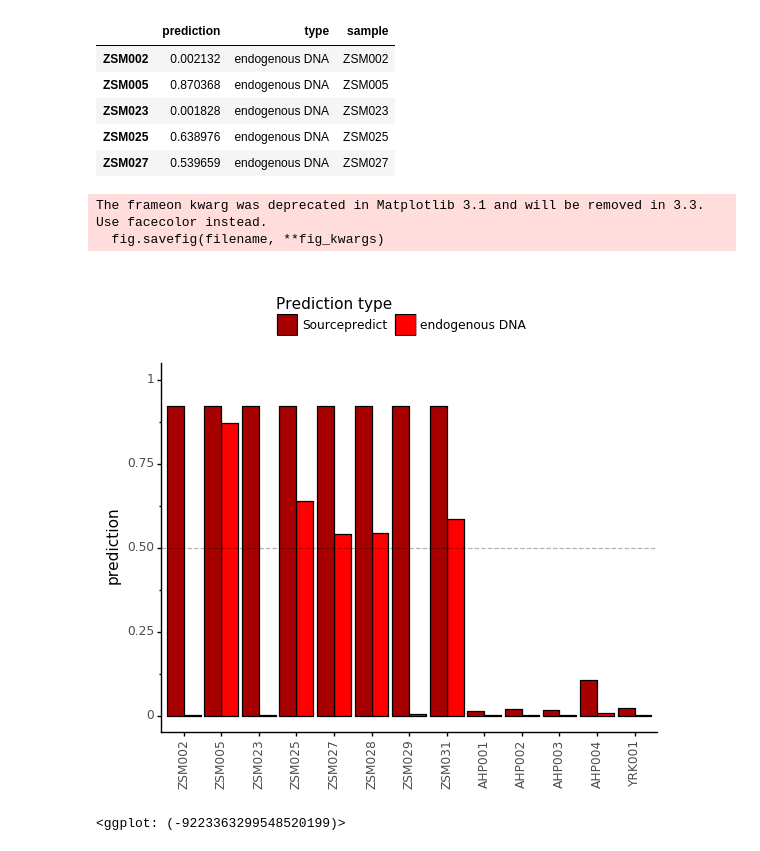
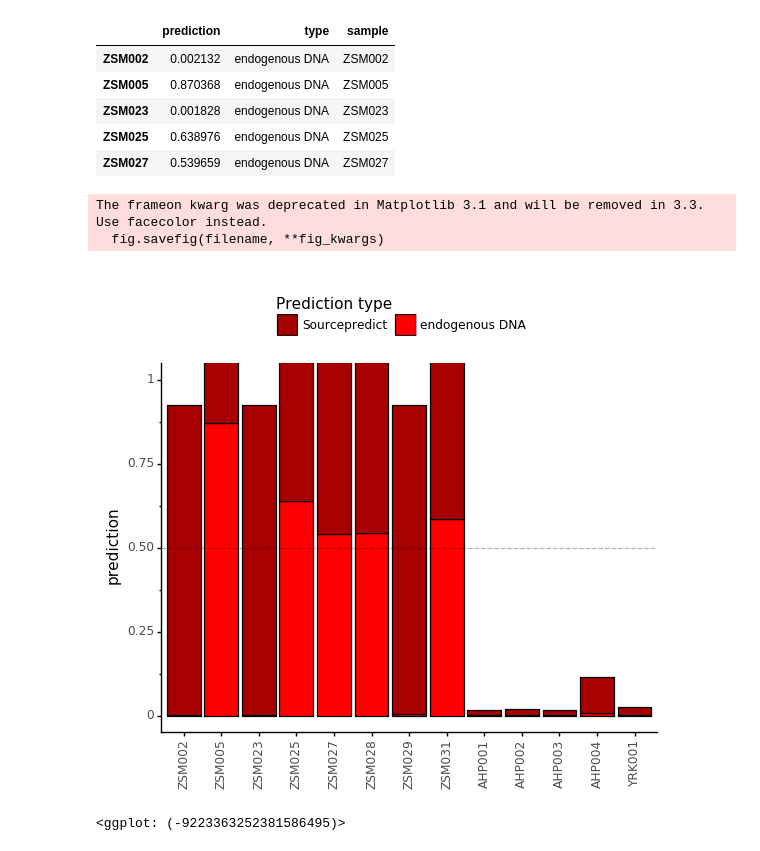
Before and after one commit to maxibor/coproid-article, a Jupyter notebook: figures/figure5/figure5.ipynb, the cells around one changed output. Drawn from its saved outputs; the diff is of its cells as text; code cells hidden in the pictures.

```diff
--- a/figures/figure5/figure5.ipynb
+++ b/figures/figure5/figure5.ipynb
@@ -280,21 +280,21 @@ fig5d_table.head()
 | ZSM027 | 0.539659 | endogenous DNA | ZSM027 |
 # %%
 p4 = ggplot(data=fig5d_table, mapping=aes(x='sample', y='prediction', fill='type'))
-p4 += geom_bar(position='dodge', stat='identity', color='black')
+p4 += geom_bar(position='stack', stat='identity', color='black')
 p4 += geom_hline(yintercept=0.5, linetype='dashed', alpha=0.3)
 p4 += scale_fill_manual(name='Prediction type', values={'endogenous DNA':'#ff0000', 'Sourcepredict':'#a70000'})
 p4 += theme_classic()
 p4 += theme(axis_text_x = element_text(angle = 90))
 p4 += labs(x="")
 p4 += theme(legend_position = 'top')
 p4 += coord_cartesian(ylim=[0,1])
 p4.save("results/figure7A.png", dpi=300)
 p4
 # %% [output]
 The frameon kwarg was deprecated in Matplotlib 3.1 and will be removed in 3.3. Use facecolor instead.
   fig.savefig(filename, **fig_kwargs)
-[figure, old version]
+[figure, new version]
-<ggplot: (-9223363299548520199)>
+<ggplot: (-9223363252381586495)>
 # %%
 fig5e_table = d_cop['normalized_bp_proportion_aligned_Canis_familiaris'].append(d_cop['metagenomic_proportion_Canis_familiaris']).to_frame(name='prediction').assign(type=['endogenous DNA']*d_cop.shape[0]+['Sourcepredict']*d_cop.shape[0])
 fig5e_table['sample'] = pd.Categorical(fig5e_table.index, categories=d_cop.index)
```
Also changed, not shown: parts of 4 cells of this notebook, 4 other files.
